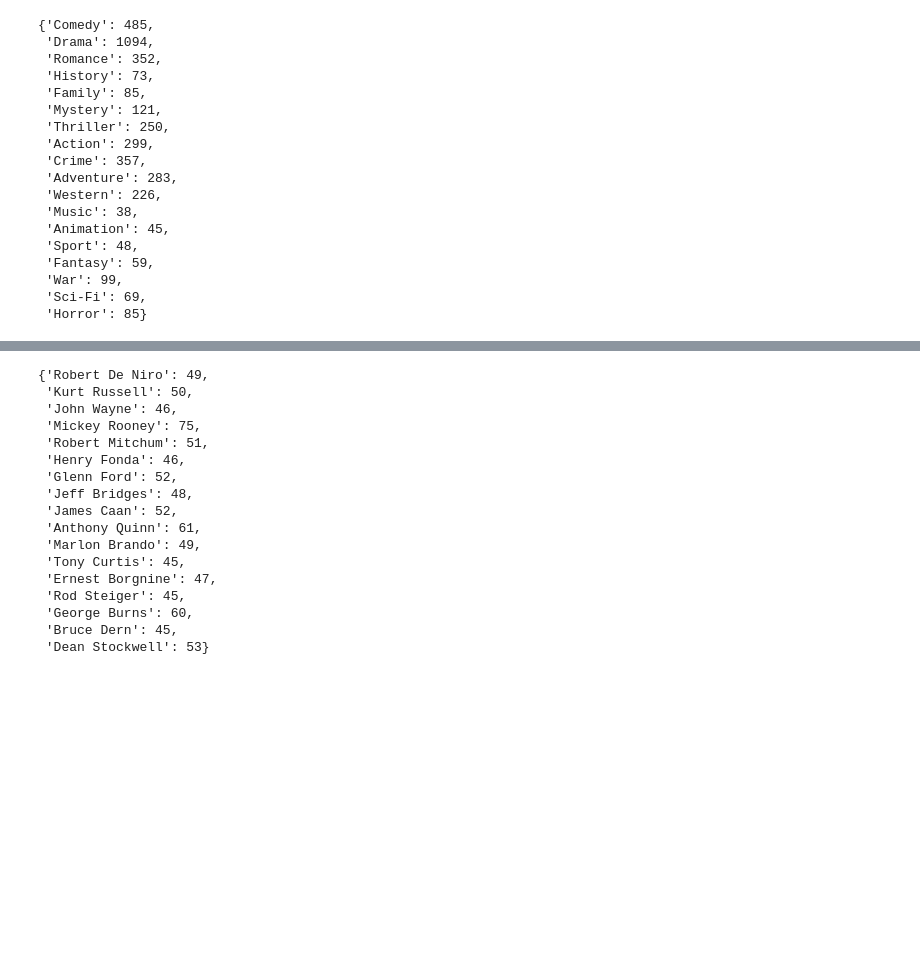
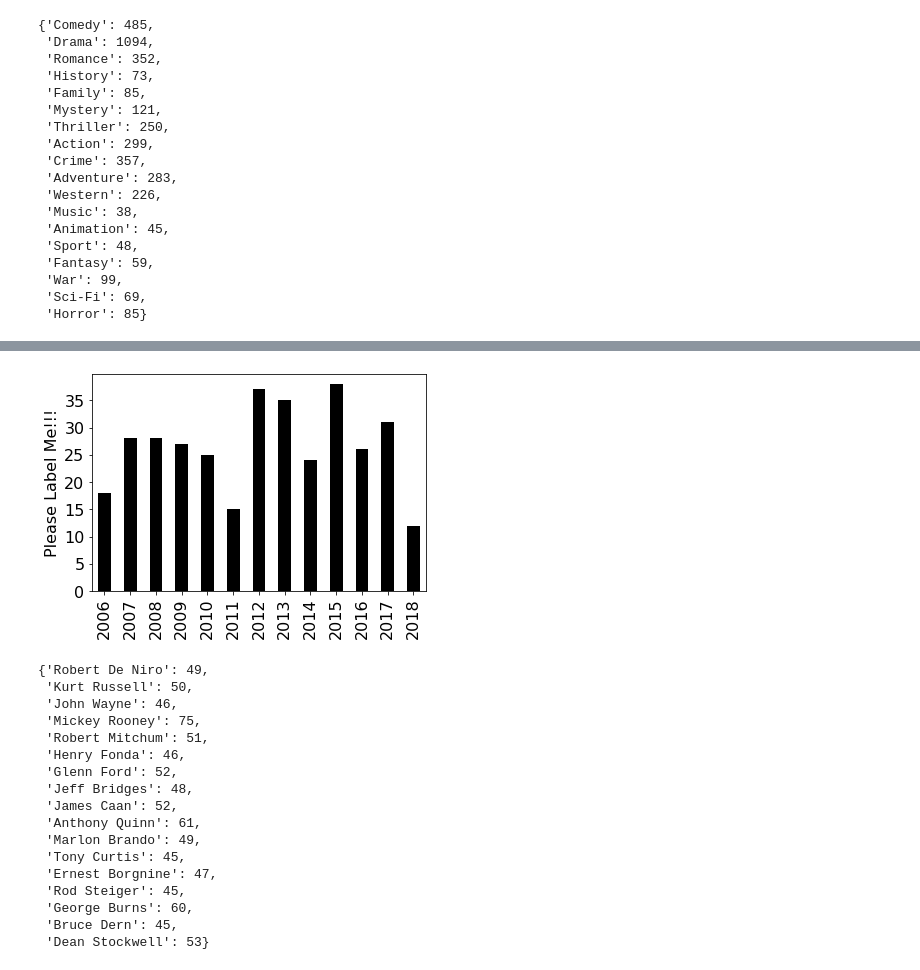
Before and after one commit to ryang229/cs220, a Jupyter notebook: spring20/p8/cs-220-test.ipynb, the cells around one changed output, grey strips where cells are left out. Cells and saved outputs as stored; diff of their text form; code cells hidden in the pictures; blank space fills up the shorter version.

```diff
--- a/spring20/p8/cs-220-test.ipynb
+++ b/spring20/p8/cs-220-test.ipynb
@@ -422,3 +464,9 @@ import matplotlib.pyplot
+# %%
+#q31
+yearbuckets = bucketize(movies,"year")
+plot_dict(census(bucketYearFilter(yearbuckets,2006,None)))
+# %% [output]
+[figure, added]
 # %%
 #q32
 def years(buckets, actor):
```
Also changed, not shown: parts of 7 cells of this notebook, 2 other files.
